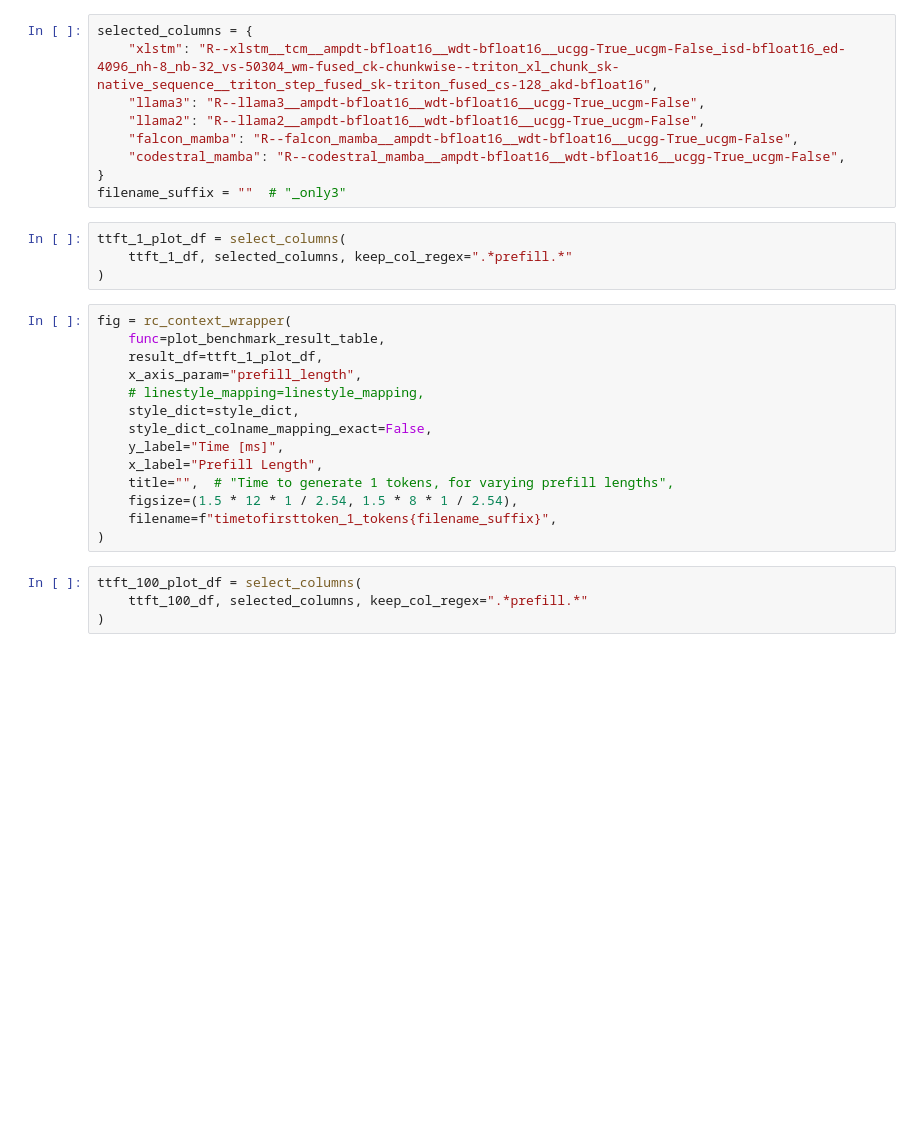
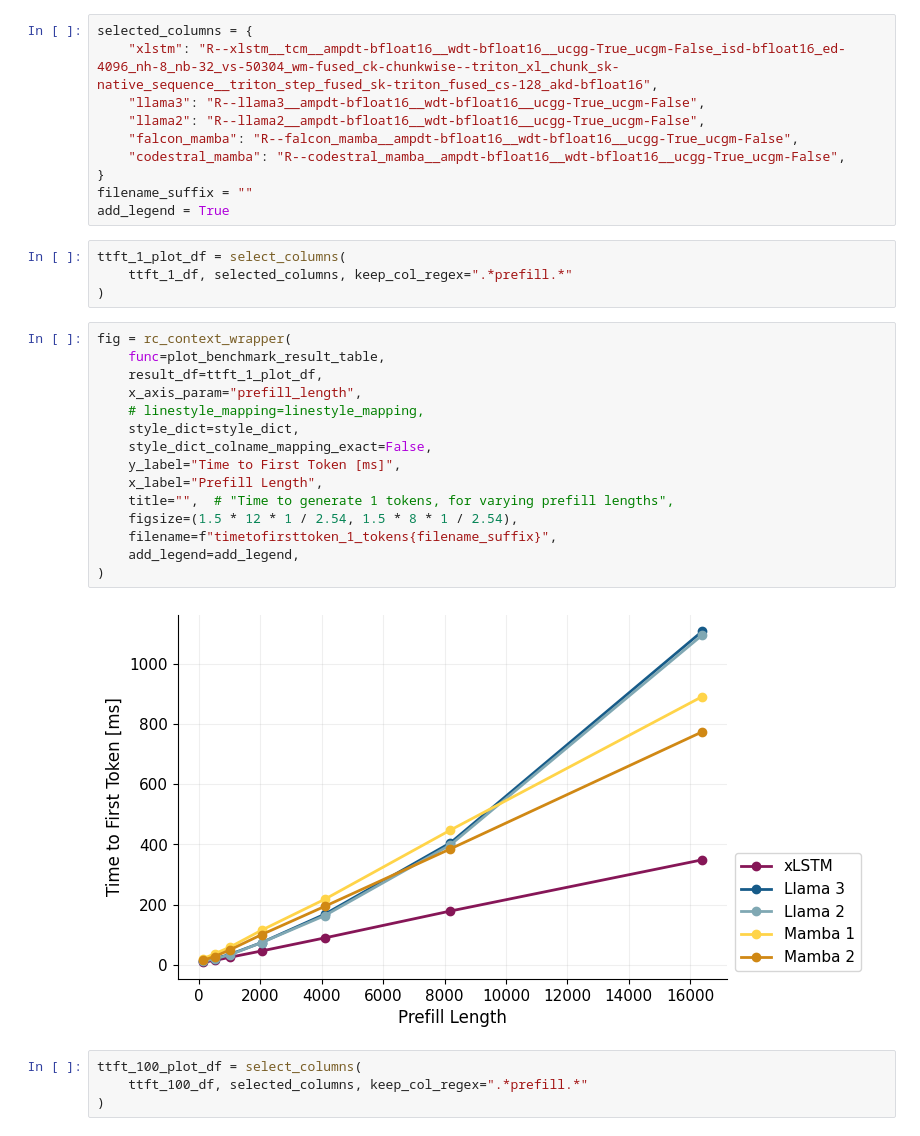
Before and after one commit to subho406/mlstm_kernels, a Jupyter notebook: notebooks/plots_7B_model_benchmark/hf_7B_timetofirsttok_results--final.ipynb, the cells around one changed output. Cells and saved outputs as stored; diff of their text form; blank space fills up the shorter version.

Commit message:
update plots.

```diff
--- a/notebooks/plots_7B_model_benchmark/hf_7B_timetofirsttok_results--final.ipynb
+++ b/notebooks/plots_7B_model_benchmark/hf_7B_timetofirsttok_results--final.ipynb
@@ -129,7 +162,8 @@ selected_columns = {
     "falcon_mamba": "R--falcon_mamba__ampdt-bfloat16__wdt-bfloat16__ucgg-True_ucgm-False",
     "codestral_mamba": "R--codestral_mamba__ampdt-bfloat16__wdt-bfloat16__ucgg-True_ucgm-False",
 }
-filename_suffix = ""  # "_only3"
+filename_suffix = ""
+add_legend = True
 # %%
 ttft_1_plot_df = select_columns(
     ttft_1_df, selected_columns, keep_col_regex=".*prefill.*"
@@ -137,17 +171,20 @@ ttft_1_plot_df = select_columns(
 # %%
 fig = rc_context_wrapper(
     func=plot_benchmark_result_table,
     result_df=ttft_1_plot_df,
     x_axis_param="prefill_length",
     # linestyle_mapping=linestyle_mapping,
     style_dict=style_dict,
     style_dict_colname_mapping_exact=False,
-    y_label="Time [ms]",
+    y_label="Time to First Token [ms]",
     x_label="Prefill Length",
     title="",  # "Time to generate 1 tokens, for varying prefill lengths",
     figsize=(1.5 * 12 * 1 / 2.54, 1.5 * 8 * 1 / 2.54),
     filename=f"timetofirsttoken_1_tokens{filename_suffix}",
+    add_legend=add_legend,
 )
+# %% [output]
+[figure, added]
 # %%
 ttft_100_plot_df = select_columns(
     ttft_100_df, selected_columns, keep_col_regex=".*prefill.*"
```
Also changed, not shown: parts of 15 cells of this notebook, 4 other files.
